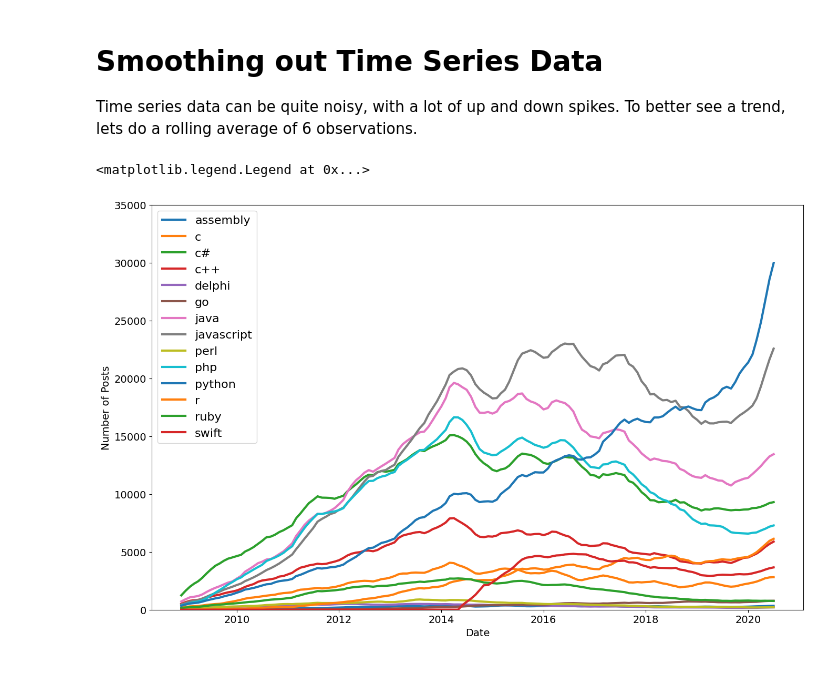
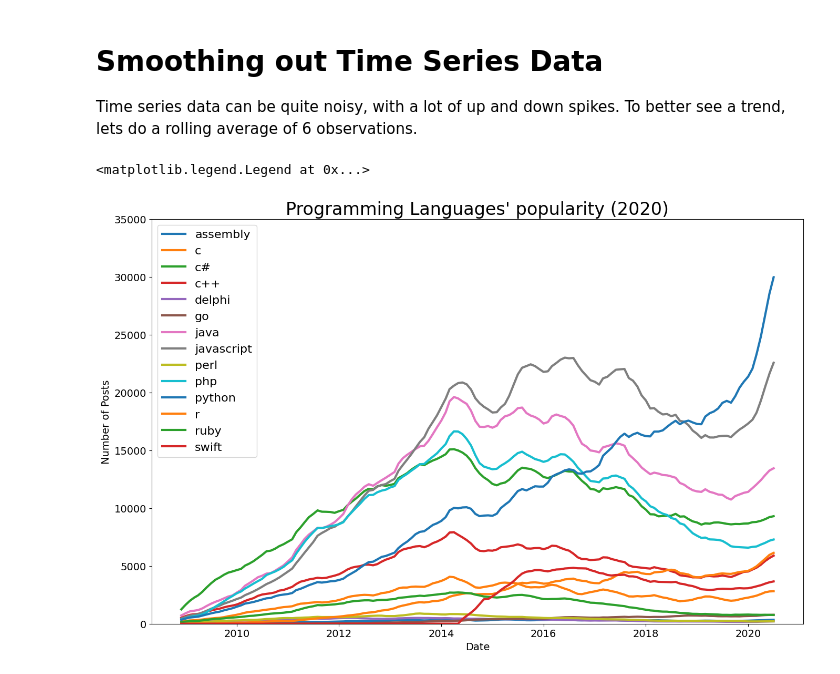
Before and after one commit to muhzinkhan/Programming-Languages-Analysis-and-Visualization, a Jupyter notebook: Programming_Languages_Analysis_and_Visualization.ipynb, the cells around one changed output. Saved outputs shown, nothing was run; the diff lists cells and outputs as text; code cells hidden in the pictures.

```diff
--- a/Programming_Languages_Analysis_and_Visualization.ipynb
+++ b/Programming_Languages_Analysis_and_Visualization.ipynb
@@ -252,21 +257,20 @@ Time series data can be quite noisy, with a lot of up and down spikes. To better
 # %%
 roll_df = reshaped_df.rolling(window=6).mean()
 
 plt.figure(figsize=(16,10))
 plt.xticks(fontsize=14)
 plt.yticks(fontsize=14)
 plt.xlabel('Date', fontsize=14)
 plt.ylabel('Number of Posts', fontsize=14)
 plt.ylim(0, 35000)
-# ax = plt.axes()
-# ax.set_facecolor("#3A3B3C")
+plt.title("Programming Languages' popularity (2020)", fontsize=24)
 
-# plot the roll_df instead
+
 for column in roll_df.columns:
     plt.plot(roll_df.index, roll_df[column],
              linewidth=3, label=roll_df[column].name)
 
 plt.legend(fontsize=16)
 # %% [output]
 <matplotlib.legend.Legend at 0x...>
-[figure, old version]
+[figure, new version]
```
Also changed, not shown: parts of 15 cells of this notebook.
